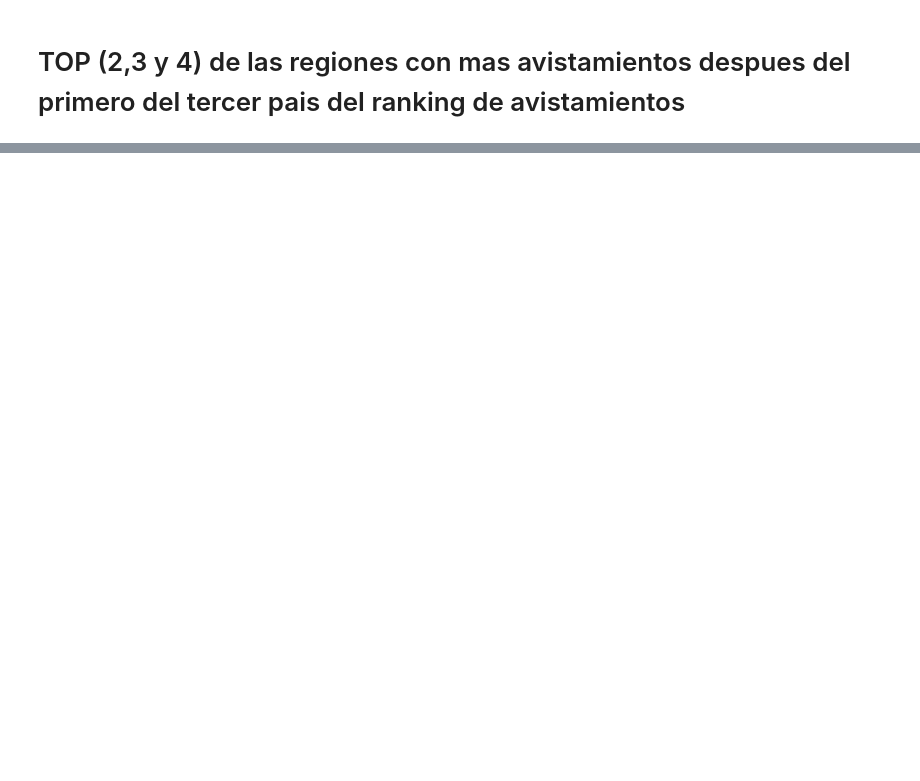
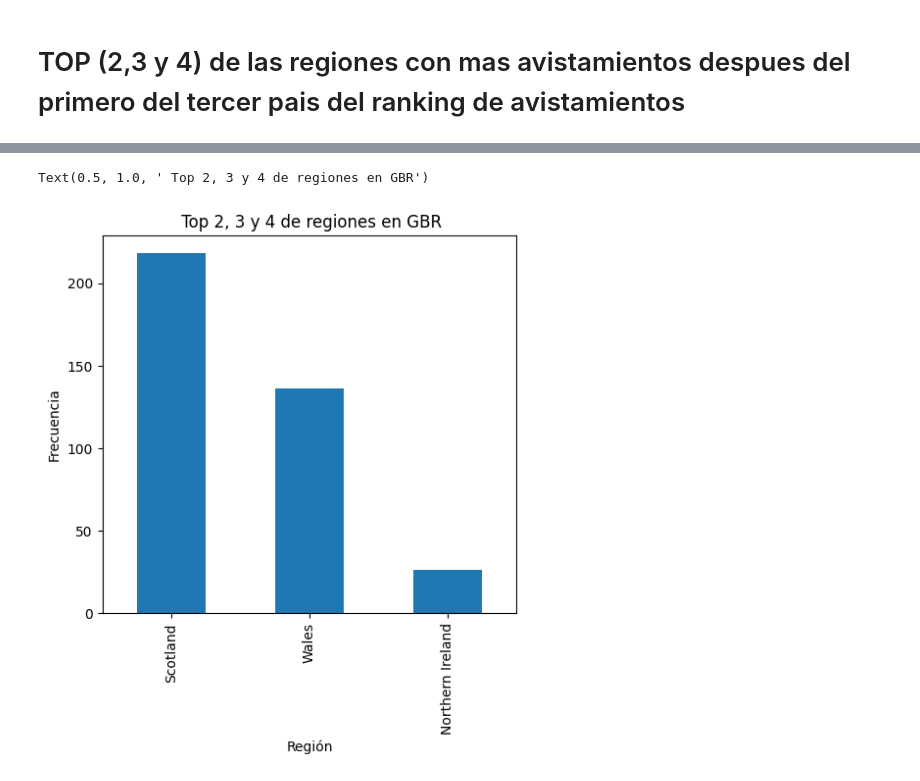
Before and after one commit to awchacon/first_project, a Jupyter notebook: first_project.ipynb, the cells around one changed output, grey strips where cells are left out. Cells and saved outputs as stored; diff of their text form; code cells hidden in the pictures; blank space fills up the shorter version.

```diff
--- a/first_project.ipynb
+++ b/first_project.ipynb
@@ -459,0 +455,11 @@ plt.show()
+# %%
+plt.figure(figsize=(12, 5))
+
+plt.subplot(1, 2, 1)
+next_top_4.plot(kind='bar')
+plt.xlabel('Región')
+plt.ylabel('Frecuencia')
+plt.title(' Top 2, 3 y 4 de regiones en GBR')
+# %% [output]
+Text(0.5, 1.0, ' Top 2, 3 y 4 de regiones en GBR')
+[figure, added]
```
Also changed, not shown: parts of 8 cells of this notebook.
